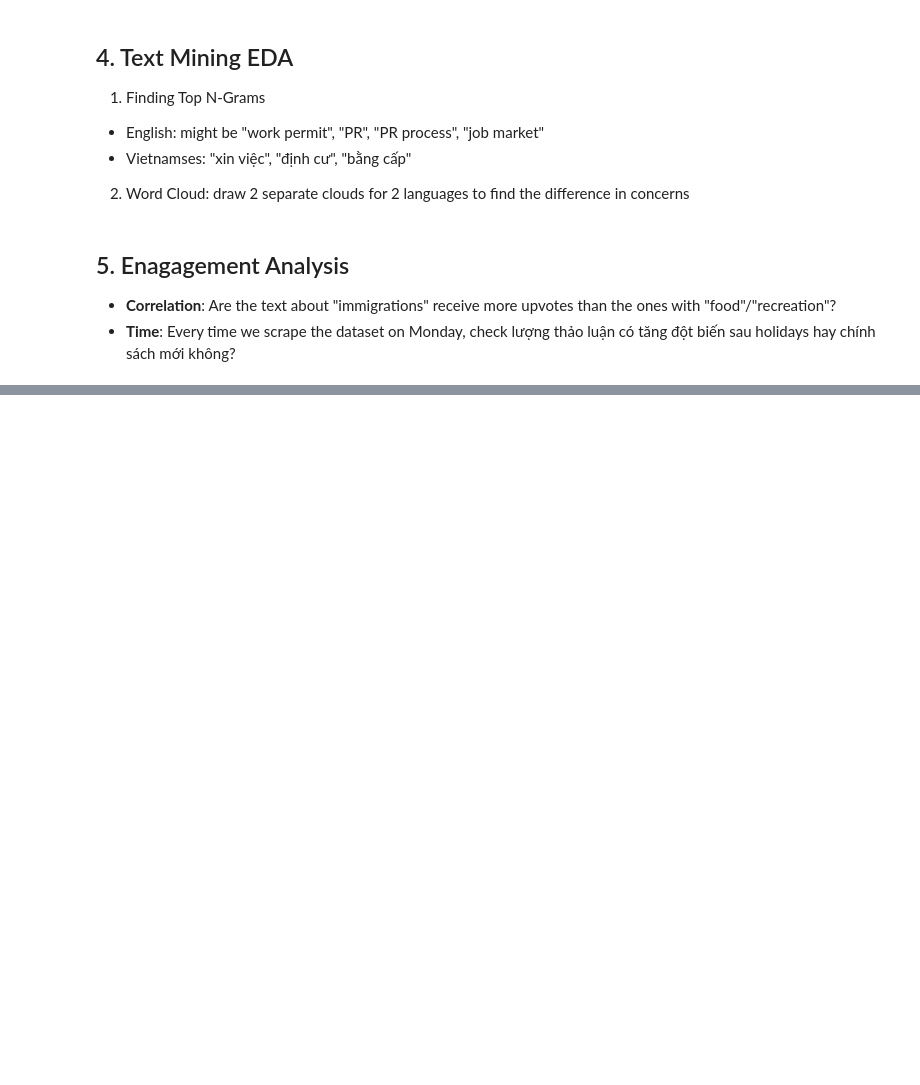
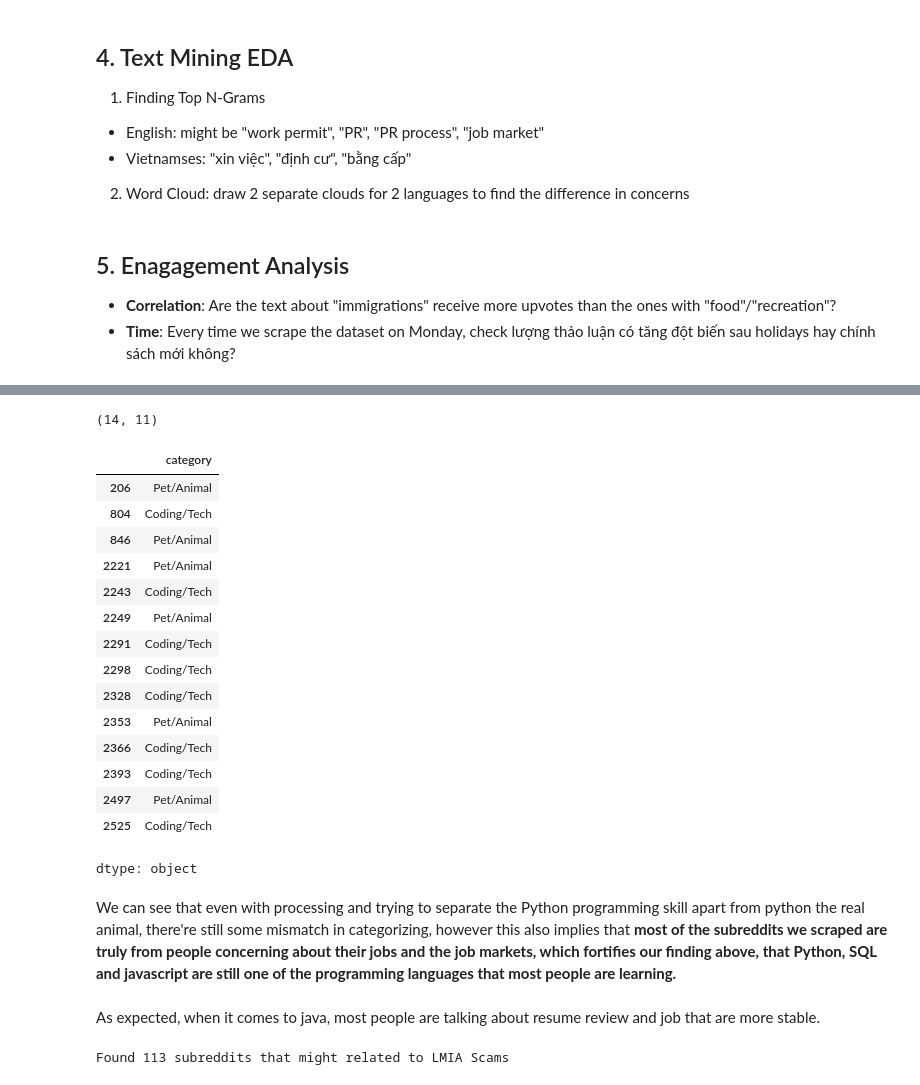
Before and after one commit to jtran2509/reddit-employment-trends, a Jupyter notebook: notebooks/eda.ipynb, the cells around one changed output, grey strips where cells are left out. Cells and saved outputs as stored; diff of their text form; code cells hidden in the pictures; blank space fills up the shorter version.

```diff
--- a/notebooks/eda.ipynb
+++ b/notebooks/eda.ipynb
@@ -341,0 +506,33 @@ plt.show()
+# %%
+#Get posts that are related to Python keywors
+python_posts = reddit_en[reddit_en['full_text'].str.contains(r'\bpython\b', case=False, na=False, regex=True)].copy()
+python_posts.shape
+# %% [output]
+(14, 11)
+# %%
+pet_keywords = ['snake', 'ball', 'pet', 'animal',
+                'morph', 'tank', 'rehome', 'breed', 'reptile']
+def check_python_context(text):
+  if any(word in text for word in pet_keywords):
+    return "Pet/Animal"
+  return "Coding/Tech"
+
+# Take a peek at the categories after processing
+python_posts['category'] = python_posts['full_text'].apply(check_python_context)
+# %% [output]
+|  | category |
+| 206 | Pet/Animal |
+| 804 | Coding/Tech |
+| 846 | Pet/Animal |
+| 2221 | Pet/Animal |
+| 2243 | Coding/Tech |
+| 2249 | Pet/Animal |
+| 2291 | Coding/Tech |
+| 2298 | Coding/Tech |
+| 2328 | Coding/Tech |
+| 2353 | Pet/Animal |
+| 2366 | Coding/Tech |
+| 2393 | Coding/Tech |
+| 2497 | Pet/Animal |
+| 2525 | Coding/Tech |
+dtype: object
@@ -341,0 +541,2 @@ plt.show()
+# %% [markdown]
+We can see that even with processing and trying to separate the Python programming skill apart from python the real animal, there're still some mismatch in categorizing, however this also implies that **most of the subreddits we scraped are truly from people concerning about their jobs and the job markets, which fortifies our finding above, that Python, SQL and javascript are still one of the programming languages that most people are learning.**
@@ -341,0 +547,13 @@ plt.show()
+# %% [markdown]
+As expected, when it comes to java, most people are talking about resume review and job that are more stable.
+# %%
+# Get some examples about LMIA
+scam_keywords = ['scam', 'fake', 'loophole', 'fraud', 'illegal', 'pay']
+lm_scam_pattern = "|".join(scam_keywords)
+lm_scam_posts = reddit_en[reddit_en['full_text'].str.contains('lmia', case=False) &
+                  reddit_en['full_text'].str.contains(lm_scam_pattern, case=False)
+]
+
+print(f"Found {len(lm_scam_posts)} subreddits that might related to LMIA Scams")
+# %% [output]
+Found 113 subreddits that might related to LMIA Scams
```
Also changed, not shown: parts of 37 cells of this notebook, 1 other file.
